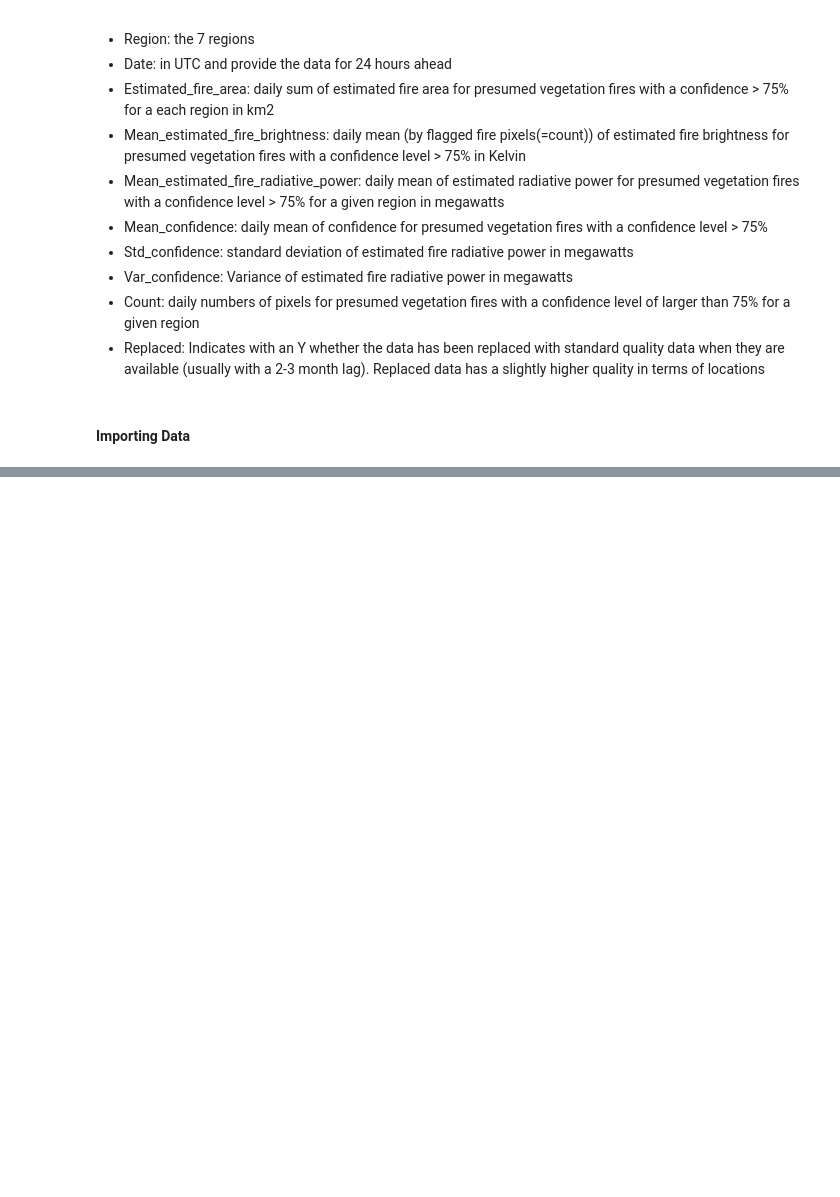
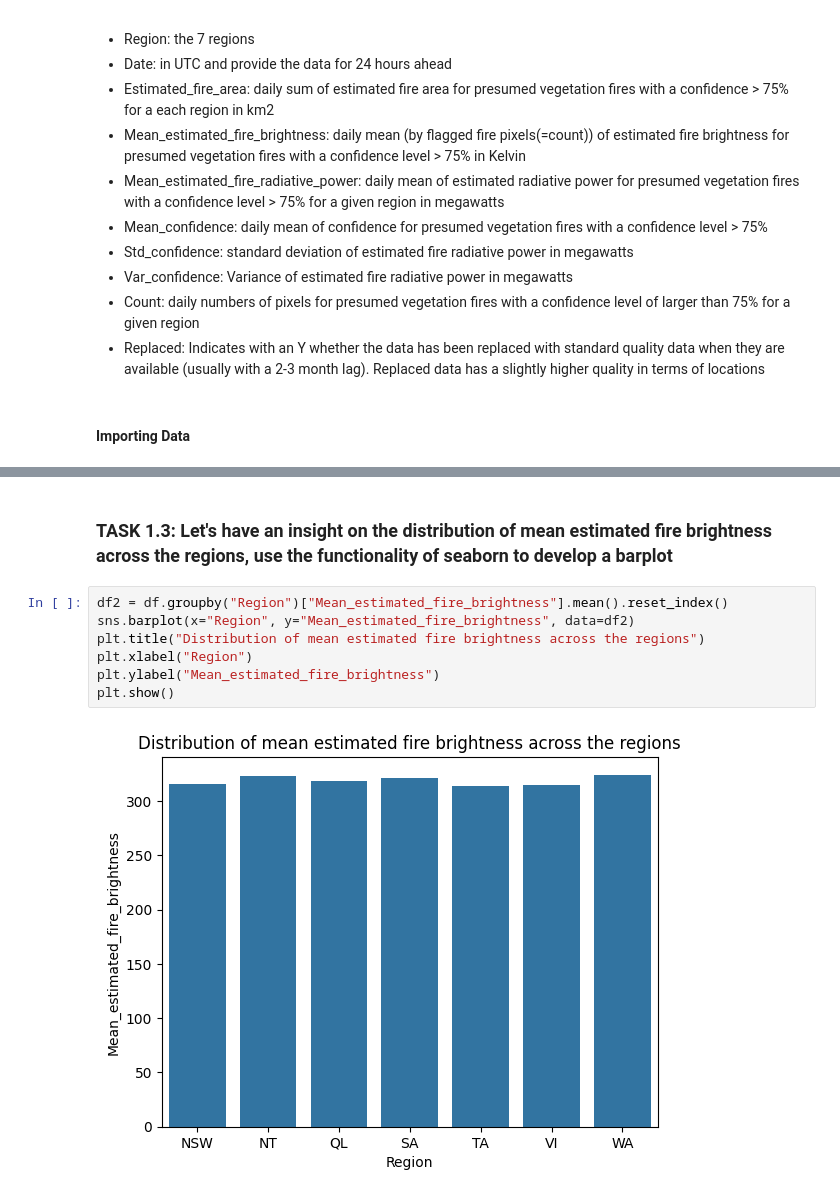
Before and after one commit to jbigishiro/Analyzing-Wildfire-Activities-in-Australia-Part-1, a Jupyter notebook: main.ipynb, the cells around one changed output, grey strips where cells are left out. Saved outputs shown, nothing was run; the diff lists cells and outputs as text; blank space fills up the shorter version.

```diff
--- a/main.ipynb
+++ b/main.ipynb
@@ -32,0 +115,11 @@ Variables
+# %% [markdown]
+### TASK 1.3: Let's have an insight on the distribution of mean estimated fire brightness across the regions, use the functionality of seaborn to develop a barplot
+# %%
+df2 = df.groupby("Region")["Mean_estimated_fire_brightness"].mean().reset_index()
+sns.barplot(x="Region", y="Mean_estimated_fire_brightness", data=df2)
+plt.title("Distribution of mean estimated fire brightness across the regions")
+plt.xlabel("Region")
+plt.ylabel("Mean_estimated_fire_brightness")
+plt.show()
+# %% [output]
+[figure, added]
```
Also changed, not shown: parts of 17 cells of this notebook.
